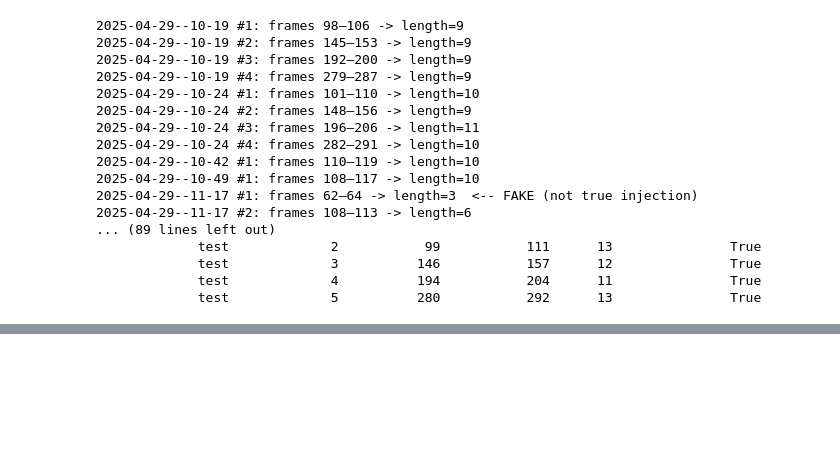
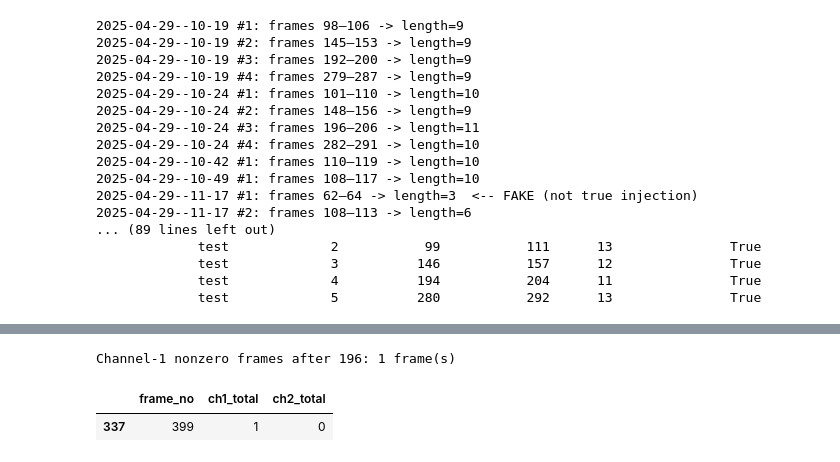
Before and after one commit to Danyil-Dorosh/IFPiLM-1st-Task, a Jupyter notebook: global_stats/too short injections global check.ipynb, the cells around one changed output, grey strips where cells are left out. Saved outputs shown, nothing was run; the diff lists cells and outputs as text; code cells hidden in the pictures; blank space fills up the shorter version.

```diff
--- a/global_stats/too short injections global check.ipynb
+++ b/global_stats/too short injections global check.ipynb
@@ -243,0 +337,11 @@ else:
+# %%
+# Pinpoint which LATE channel-1 frames are nonzero (these block trailing trim).
+# Look only at frames after the channel-2 cutoff (>196) and list the nonzero ones.
+late = df_cmp[df_cmp.frame_no > 196]
+late_ch1_nonzero = late[late.ch1_total != 0]
+print(f"Channel-1 nonzero frames after 196: {len(late_ch1_nonzero)} frame(s)")
+late_ch1_nonzero
+# %% [output]
+Channel-1 nonzero frames after 196: 1 frame(s)
+|  | frame_no | ch1_total | ch2_total |
+| 337 | 399 | 1 | 0 |
```
Also changed, not shown: parts of 3 cells of this notebook.
